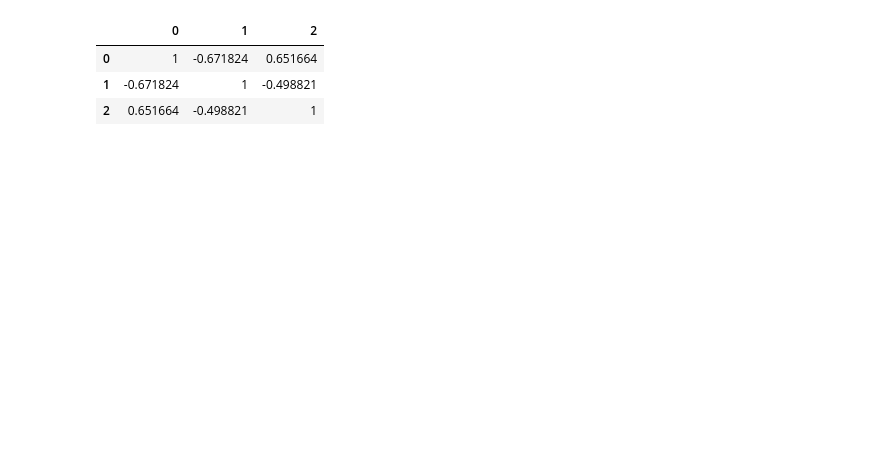
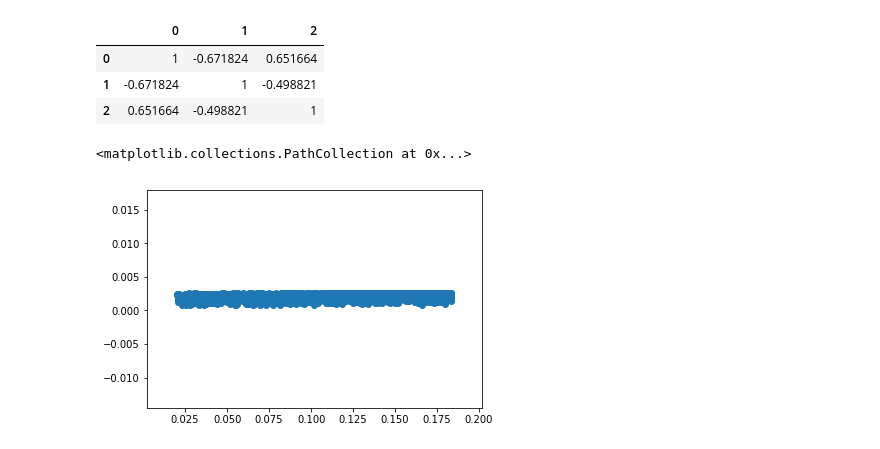
Before and after one commit to zhangsushen1992/dan2e, a Jupyter notebook: Untitled.ipynb, the cells around one changed output. Saved outputs shown, nothing was run; the diff lists cells and outputs as text; code cells hidden in the pictures; blank space fills up the shorter version.

```diff
--- a/Untitled.ipynb
+++ b/Untitled.ipynb
@@ -32,6 +32,13 @@ corr.style.background_gradient(cmap='coolwarm')
 | 0 | 1 | -0.671824 | 0.651664 |
 | 1 | -0.671824 | 1 | -0.498821 |
 | 2 | 0.651664 | -0.498821 | 1 |
+# %%
+py=y[:,1]
+px=X[:,3]
+plt.scatter(px,py)
+# %% [output]
+<matplotlib.collections.PathCollection at 0x...>
+[figure, added]
 # %%
 import pandas as pd
 
```
Also changed, not shown: parts of 2 cells of this notebook, 4 other files.
